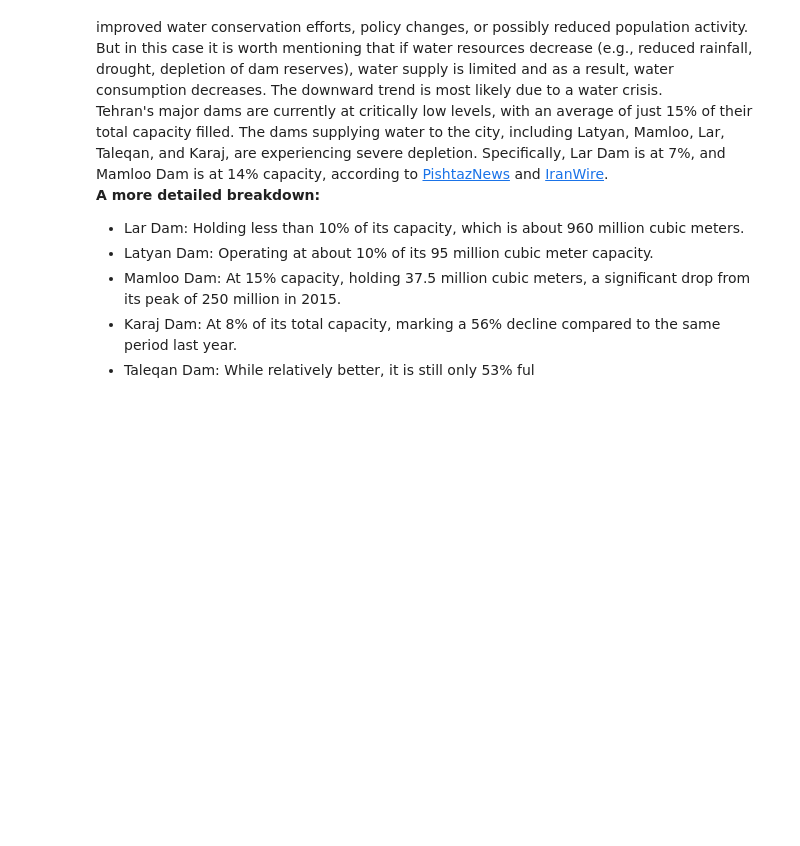
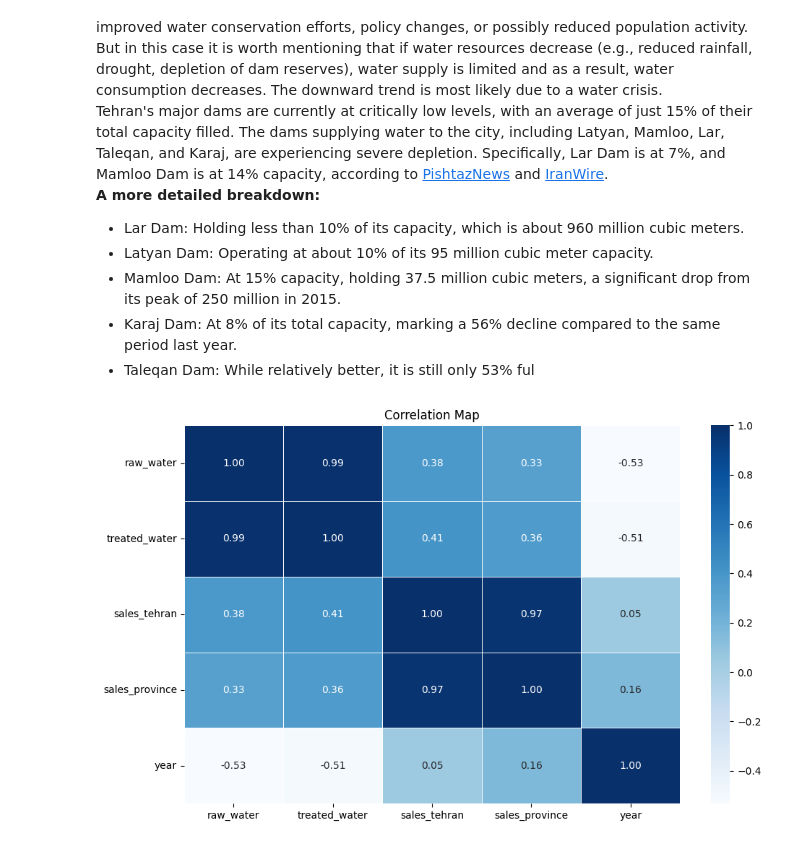
Before and after one commit to saniavill/tehran-water, a Jupyter notebook: Water Usage in Tehran.ipynb, the cells around one changed output. Cells and saved outputs as stored; diff of their text form; code cells hidden in the pictures; blank space fills up the shorter version.

```diff
--- a/Water Usage in Tehran.ipynb
+++ b/Water Usage in Tehran.ipynb
@@ -159,3 +184,12 @@ The line plot indicates a strong seasonal pattern in Tehran's water consumption.
 * Mamloo Dam: At 15% capacity, holding 37.5 million cubic meters, a significant drop from its peak of 250 million in 2015.
 * Karaj Dam: At 8% of its total capacity, marking a 56% decline compared to the same period last year.
 * Taleqan Dam: While relatively better, it is still only 53% ful
+# %%
+corr_water = water.corr(numeric_only=True)
+plt.figure(figsize=(10, 6))
+sns.heatmap(corr_water, annot=True, cmap='Blues', fmt=".2f", linewidths=0.5)
+plt.title('Correlation Map')
+plt.tight_layout()
+plt.show()
+# %% [output]
+[figure, added]
```
Also changed, not shown: parts of 6 cells of this notebook.
